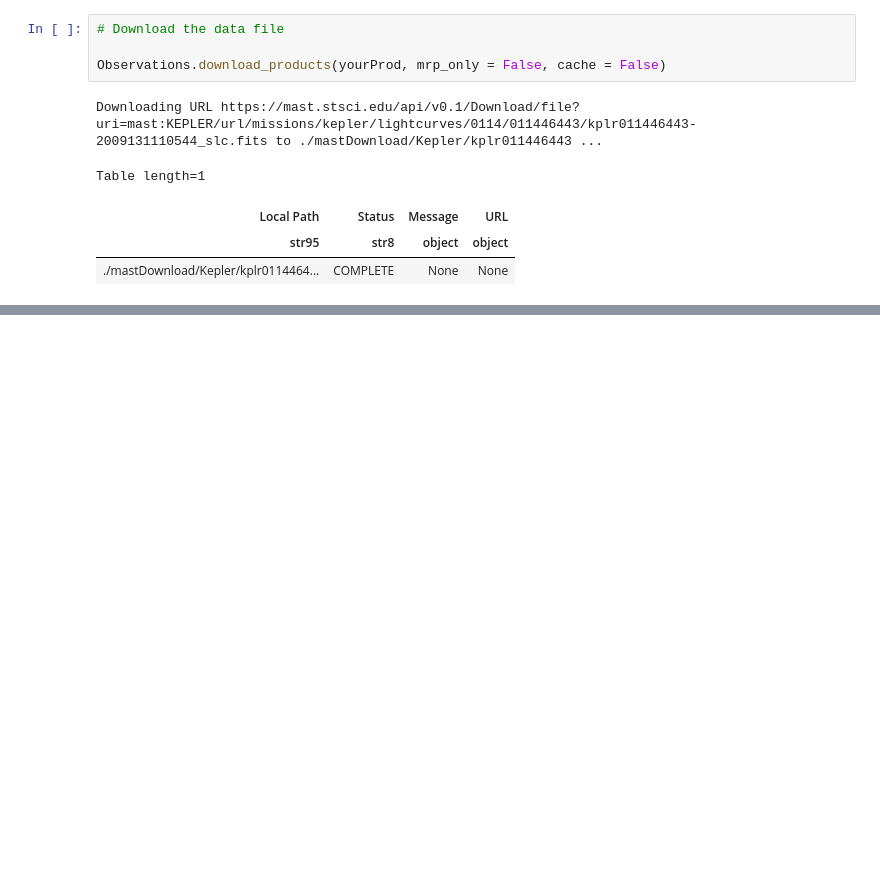
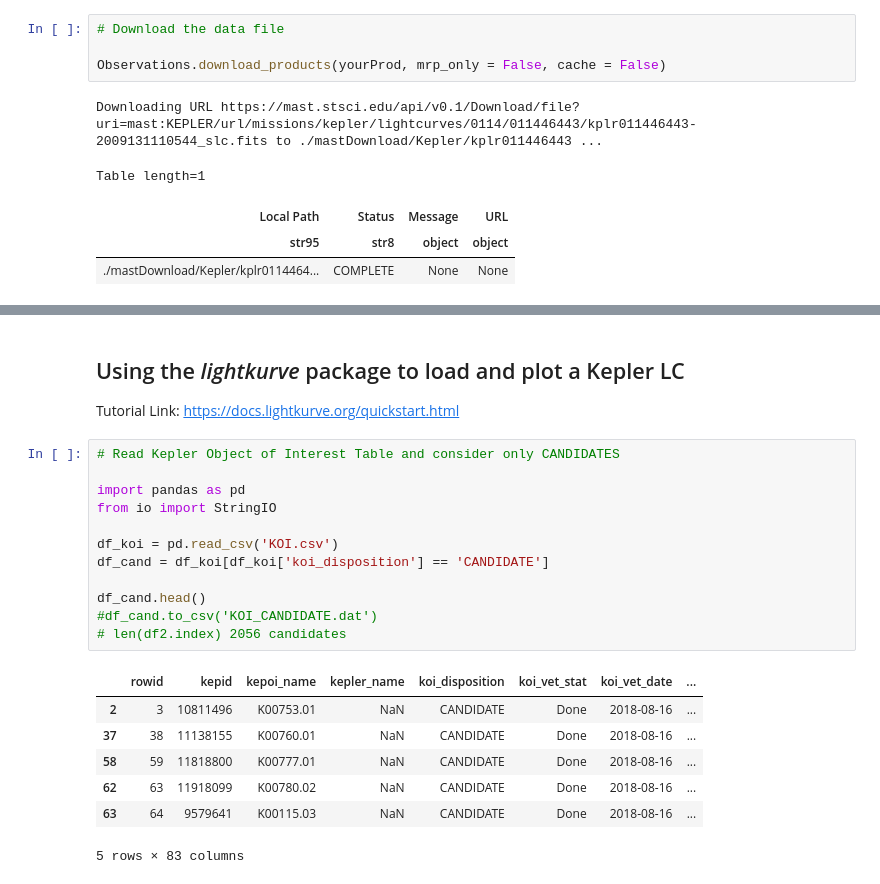
Before and after one commit to nicholasproietti/LGM, a Jupyter notebook: Kepler_Light_Curve_Reader.ipynb, the cells around one changed output, grey strips where cells are left out. Drawn from its saved outputs; the diff is of its cells as text; blank space fills up the shorter version.

```diff
--- a/Kepler_Light_Curve_Reader.ipynb
+++ b/Kepler_Light_Curve_Reader.ipynb
@@ -270,0 +146,24 @@ client = kepler.API()
+# %% [markdown]
+## Using the *lightkurve* package to load and plot a Kepler LC
+
+Tutorial Link: https://docs.lightkurve.org/quickstart.html
+# %%
+# Read Kepler Object of Interest Table and consider only CANDIDATES
+
+import pandas as pd
+from io import StringIO
+
+df_koi = pd.read_csv('KOI.csv')
+df_cand = df_koi[df_koi['koi_disposition'] == 'CANDIDATE']
+
+df_cand.head()
+#df_cand.to_csv('KOI_CANDIDATE.dat')
+# len(df2.index) 2056 candidates
+# %% [output]
+|  | rowid | kepid | kepoi_name | kepler_name | koi_disposition | koi_vet_stat | koi_vet_date | ... |
+| 2 | 3 | 10811496 | K00753.01 | NaN | CANDIDATE | Done | 2018-08-16 | ... |
+| 37 | 38 | 11138155 | K00760.01 | NaN | CANDIDATE | Done | 2018-08-16 | ... |
+| 58 | 59 | 11818800 | K00777.01 | NaN | CANDIDATE | Done | 2018-08-16 | ... |
+| 62 | 63 | 11918099 | K00780.02 | NaN | CANDIDATE | Done | 2018-08-16 | ... |
+| 63 | 64 | 9579641 | K00115.03 | NaN | CANDIDATE | Done | 2018-08-16 | ... |
+5 rows × 83 columns
```
Also changed, not shown: parts of 47 cells of this notebook.
